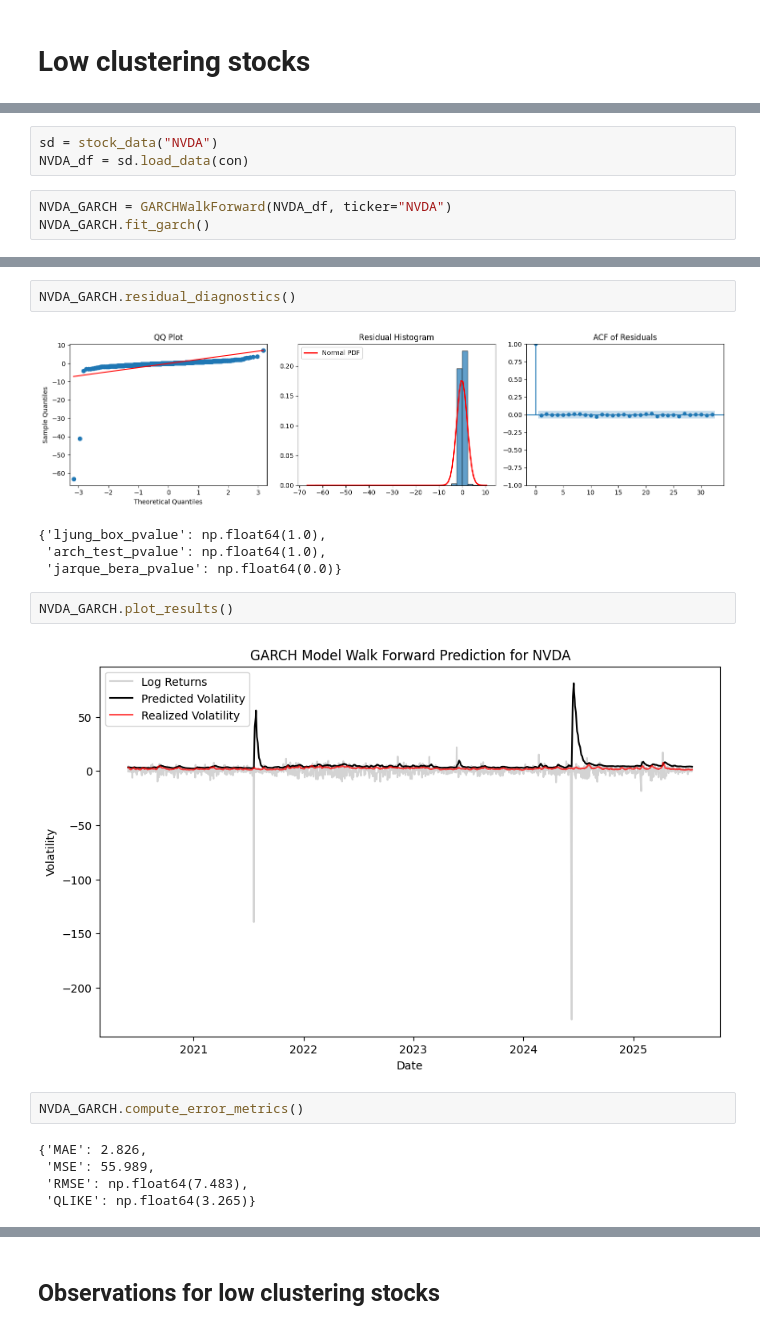
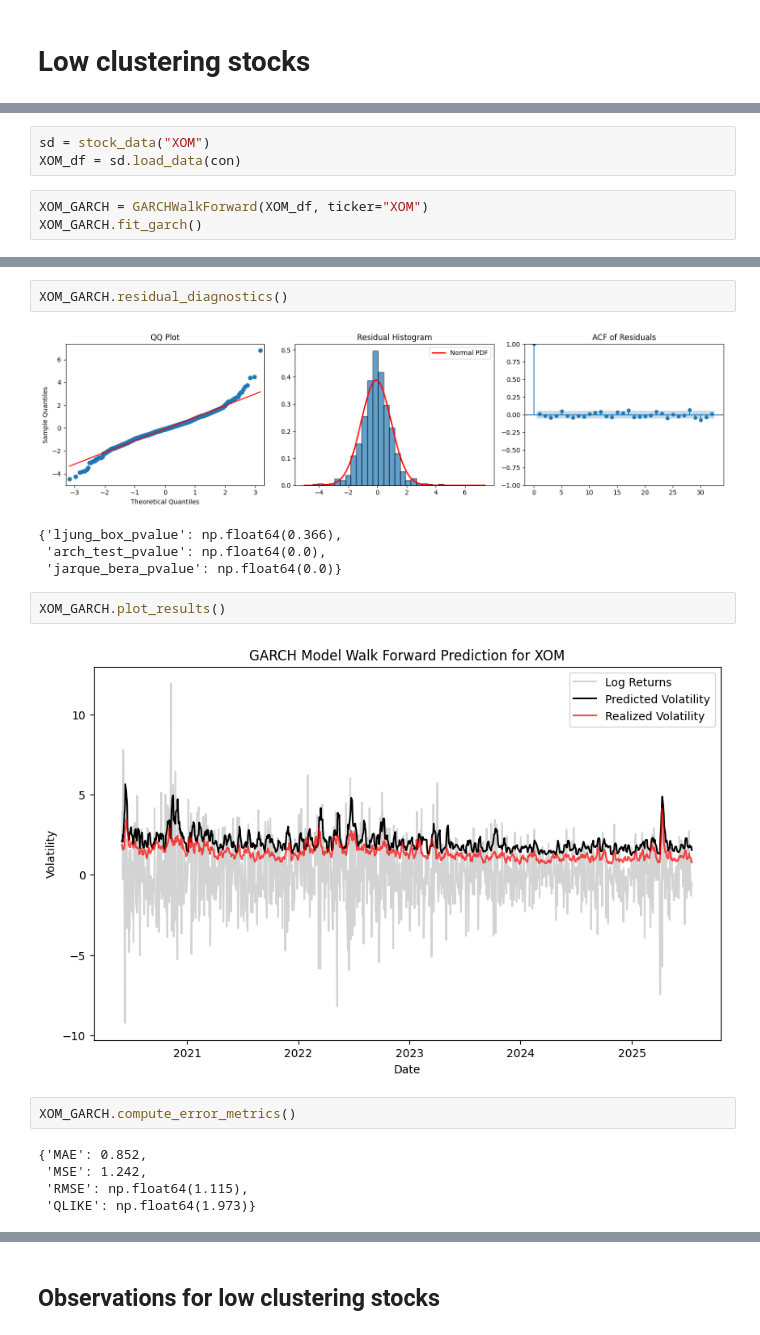
Before and after one commit to sushmita212/Stock_Volatility_Forecasting, a Jupyter notebook: GARCH_preliminary_tests.ipynb, the cells around one changed output, grey strips where cells are left out. Cells and saved outputs as stored; diff of their text form.

```diff
--- a/GARCH_preliminary_tests.ipynb
+++ b/GARCH_preliminary_tests.ipynb
@@ -199,6 +204,6 @@ The predicted volatility (black line) tracks the realized volatility (red line)
 # %%
-sd = stock_data("NVDA")
-NVDA_df = sd.load_data(con)
+sd = stock_data("XOM")
+XOM_df = sd.load_data(con)
 # %%
-NVDA_GARCH = GARCHWalkForward(NVDA_df, ticker="NVDA")
-NVDA_GARCH.fit_garch()
+XOM_GARCH = GARCHWalkForward(XOM_df, ticker="XOM")
+XOM_GARCH.fit_garch()
@@ -223,19 +210,19 @@ See scipy.optimize.fmin_slsqp for code meaning.
 # %%
-NVDA_GARCH.residual_diagnostics()
+XOM_GARCH.residual_diagnostics()
 # %% [output]
-[figure, old version]
+[figure, new version]
-{'ljung_box_pvalue': np.float64(1.0),
- 'arch_test_pvalue': np.float64(1.0),
+{'ljung_box_pvalue': np.float64(0.366),
+ 'arch_test_pvalue': np.float64(0.0),
  'jarque_bera_pvalue': np.float64(0.0)}
 # %%
-NVDA_GARCH.plot_results()
+XOM_GARCH.plot_results()
 # %% [output]
-[figure, old version]
+[figure, new version]
 # %%
-NVDA_GARCH.compute_error_metrics()
+XOM_GARCH.compute_error_metrics()
 # %% [output]
-{'MAE': 2.826,
- 'MSE': 55.989,
- 'RMSE': np.float64(7.483),
- 'QLIKE': np.float64(3.265)}
+{'MAE': 0.852,
+ 'MSE': 1.242,
+ 'RMSE': np.float64(1.115),
+ 'QLIKE': np.float64(1.973)}
 # %%
```
Also changed, not shown: parts of 24 cells of this notebook.
